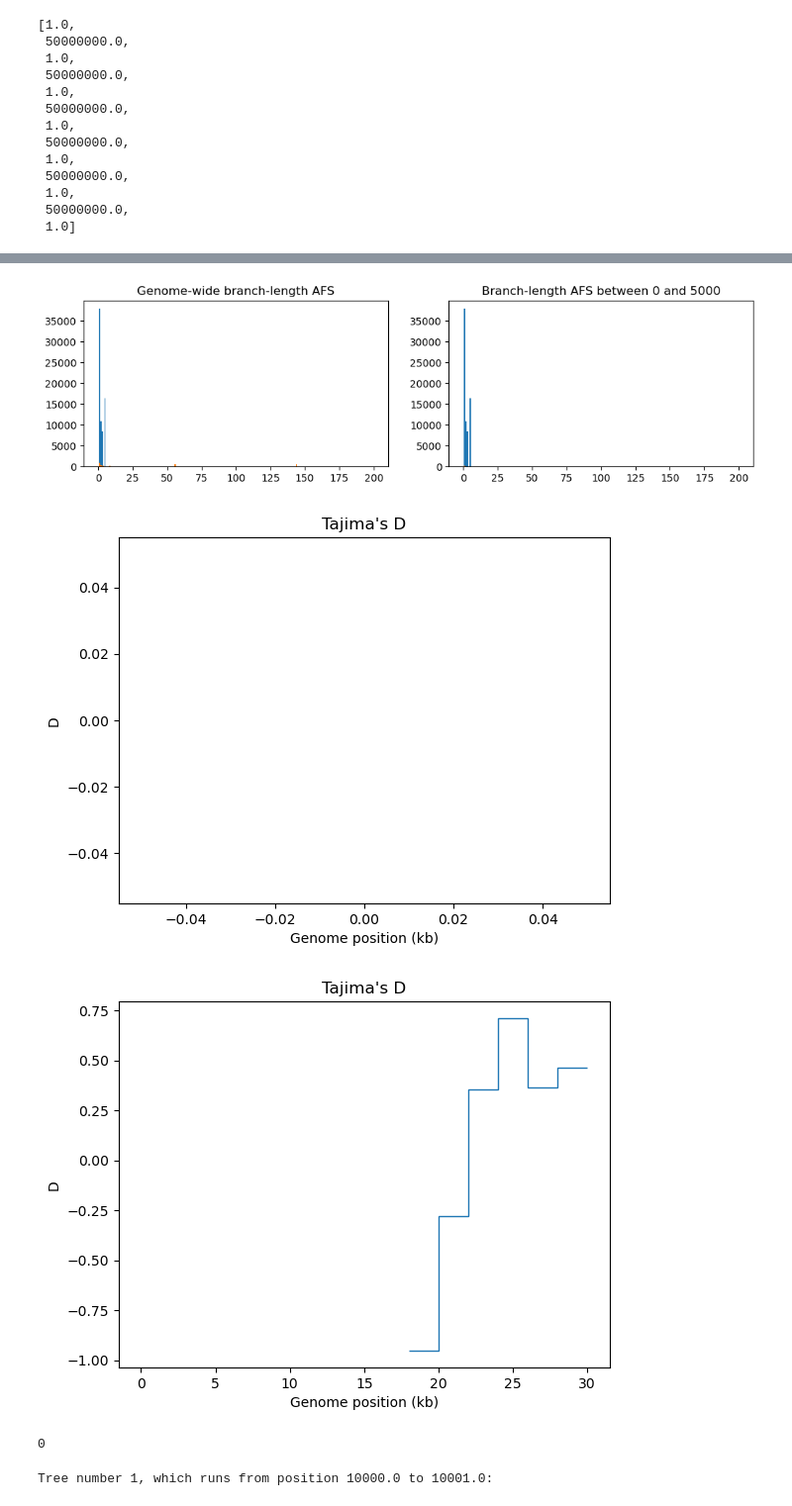
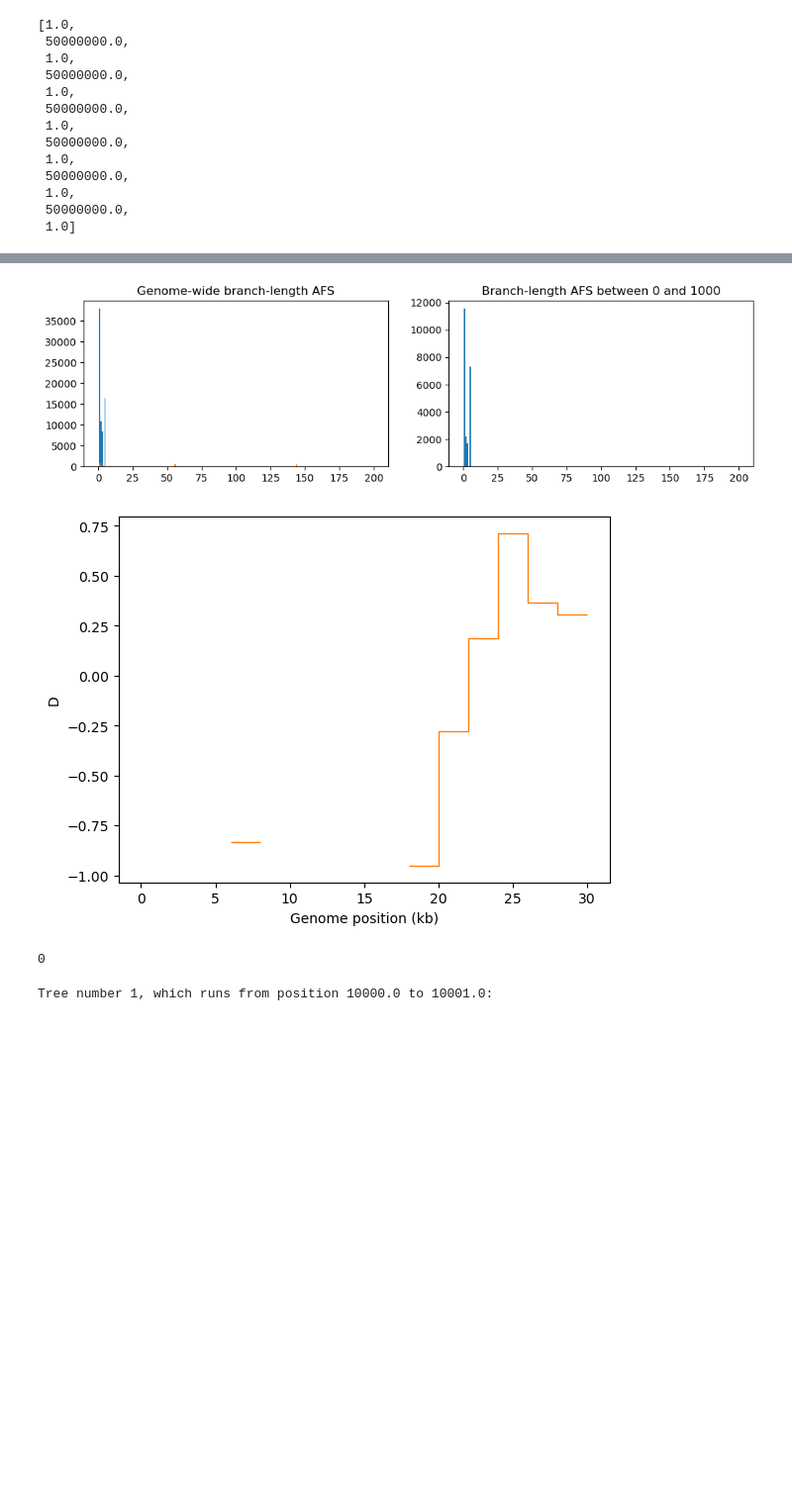
Before and after one commit to munch-group/davide-intern, a Jupyter notebook: notebooks/01_tsanalysis.ipynb, the cells around one changed output, grey strips where cells are left out. Shown at 99% size. Saved outputs shown, nothing was run; the diff lists cells and outputs as text; code cells hidden in the pictures; blank space fills up the shorter version.

```diff
--- a/notebooks/01_tsanalysis.ipynb
+++ b/notebooks/01_tsanalysis.ipynb
@@ -61,8 +61,8 @@ def ts_processer(ts_file_path, recapitation=False): ############################
     orig_ts = tskit.load(ts_file_path)
     if recapitation == False:
         rts = orig_ts
-    else:
-        return "Finisci la funzione troia"
+    else: #no recapitation needed right now
+        return "Should write function without recapitation"
     #Simplification: discarding less informing nodes from tree
     rng = np.random.default_rng(seed=3)
     alive_inds = pyslim.individuals_alive_at(rts, 0)
@@ -91,13 +91,3 @@ def ts_processer(ts_file_path, recapitation=False): ############################
         f"and mean pairwise nucleotide diversity is {ts.diversity():0.3e}.\n--------------------------\n")
 
     return ts
-# %%
-def TajimasD(ts, windows_len=1800):
-    L = int(ts.sequence_length)
-    windows = np.linspace(0, L, L//windows_len)
-    plt.stairs(ts.Tajimas_D(windows=windows), windows/1_000, baseline=None)  # Default is mode="site"
-    plt.title("Tajima's D")
-    plt.xlabel("Genome position (kb)")
-    plt.ylabel("D")
-    plt.show()
-    return 0
@@ -116,24 +156,8 @@ and mean pairwise nucleotide diversity is 3.369e-04.
 --------------------------
 # %%
 def ts_visualizer(ts_list, startpos, endpos):
-    for ts in ts_list:
-        #Plotting TMRCA for given tree sequence
-        #Skips trees with multiple branches so can run without recapitation
 
-        #counting how many trees has more than one branch
-        trees_onebranch = [tree for tree in ts.trees() if len(tree.roots) == 1]
-
-        tmrca = np.zeros(len(trees_onebranch)) #initializing lists
-        breakpoints = np.zeros(len(trees_onebranch))
-        for tree in ts.trees():
-            if len(tree.roots) == 1: #skipping trees with multiple roots
-                tmrca[tree.index] = tree.time(tree.root)
-                breakpoints[tree.index] = tree.interval[0]
-                #t[0] + (t[1] + t[0] / 2)
-        plt.plot(breakpoints / 1000, tmrca, "o")
-    plt.ylabel("T_mrca (Generations)")
-    plt.xlabel("Position (kb)")
-    plt.show()
+    Tmrca(ts_list)
 
     fig, (ax1, ax2) = plt.subplots(ncols=2, figsize=(12, 3))
     for ts in ts_list:
@@ -164,8 +188,7 @@ def ts_visualizer(ts_list, startpos, endpos):
         ax2.set_title(f"Branch-length AFS between {startpos} and {endpos}")
     plt.show()
 
-    for ts in ts_list:
-        TajimasD(ts)
+    TajimasD(ts_list)
     '''
         afs = ts.allele_frequency_spectrum()
         plt.bar(np.arange(ts.num_samples + 1), afs)
@@ -200,6 +223,6 @@ n_windows = 5
 ts2.Tajimas_D(windows=np.linspace(0, ts2.sequence_length, n_windows + 1))
 ts = ts2
 # %%
-ts_visualizer([ts1, ts2], 0, 5000)
+ts_visualizer([ts1, ts2], 0, 1000)
 # %% [output]
 [figure]
@@ -207,6 +230,5 @@ ts_visualizer([ts1, ts2], 0, 5000)
-[figure, old version]
+[figure, new version]
-[figure, old version]
+[figure, new version]
-[figure, removed]
 0
 # %%
 def ts_analyzer(ts_list):
```
Also changed, not shown: parts of 3 cells of this notebook, 3 other files.
